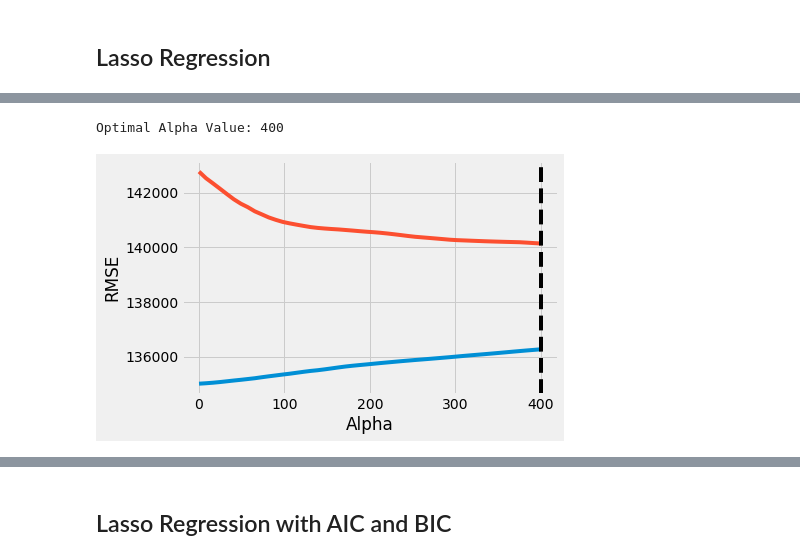
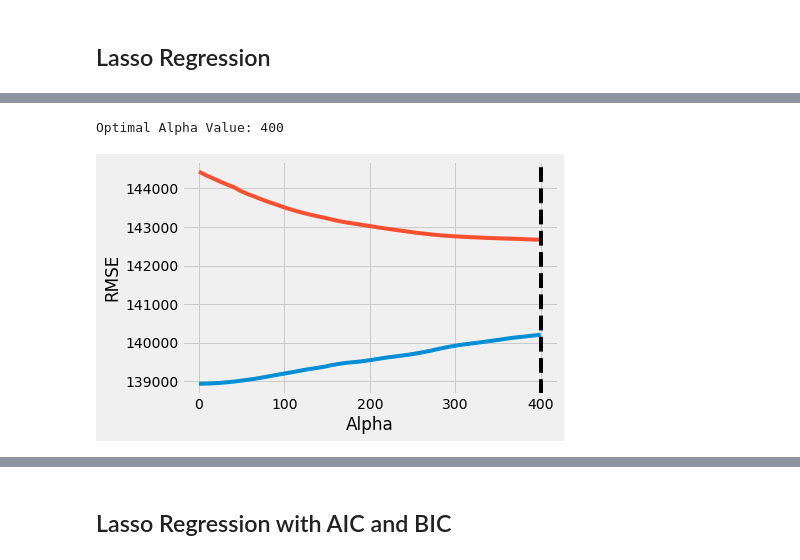
Before and after one commit to datascisteven/King-County-Housing-Price-Prediction, a Jupyter notebook: housing_modeling.ipynb, the cells around one changed output, grey strips where cells are left out. Saved outputs shown, nothing was run; the diff lists cells and outputs as text; code cells hidden in the pictures.

```diff
--- a/housing_modeling.ipynb
+++ b/housing_modeling.ipynb
@@ -331,11 +298,10 @@ Testing Variance:  1.1037e+11
 # Second Run
 # %%
 y = df['price']
-X = df.drop(columns=['price', 'sqft_lot15', 'sqft_above'], axis=1)
 dum_feat = df[['bathrooms', 'condition', 'grade', 'zipcode']]
 dum_index = dum_feat.columns
 df_dum = pd.get_dummies(data=dum_feat, columns=dum_index, drop_first=True, prefix=['bth', 'cnd', 'grd', 'zip'])
-poly_feat = df.drop(['price', 'bedrooms', 'bathrooms', 'floors', 'condition', 'grade', 'zipcode'], axis=1)
+poly_feat = df.drop(['price', 'bedrooms', 'bathrooms', 'floors', 'condition', 'grade', 'zipcode', 'sqft_lot15', 'sqft_above', 'lat', 'long', 'sqft_lot'], axis=1)
 poly = PolynomialFeatures(degree=2, include_bias=False)
 poly_data = poly.fit_transform(poly_feat)
 poly_columns = poly.get_feature_names(poly_feat.columns)
@@ -562,0 +497,11 @@ Testing Variance:  1.1908e+11
+# %%
+lasso = Lasso(alpha=1).fit(X_tr2_sc, y_tr2)
+y_lasso_tr = lasso.predict(X_tr2_sc)
+y_lasso_tt = lasso.predict(X_tt2_sc)
+
+train_test_metrics(y_tr2, y_tt2, y_lasso_tr, y_lasso_tt)
+print("")
+lss_mse, lss_bias, lss_var = bias_variance_decomp(model, X_tr2_sc.values, y_tr2.values, X_tt2_sc.values, y_tt2.values, loss='mse', random_seed=42)
+print('Average expected loss: ', "{:.4e}".format(lss_mse))
+print('Average bias: ', "{:.4e}".format(lss_bias))
+print('Average variance: ', "{:.4e}".format(lss_var))
@@ -563,30 +526,30 @@ Testing Variance:  1.1908e+11
 # %%
-# tr_rmse_lasso = []
-# tt_rmse_lasso = []
-# alphas_lasso = []
+tr_rmse_lasso = []
+tt_rmse_lasso = []
+alphas_lasso = []
 
-# for alpha in np.linspace(0, 400, num=50):
-#     lasso = Lasso(alpha=alpha)
-#     lasso.fit(X_tr2_sc, y_tr2)
-#     tr_pred = lasso.predict(X_tr2_sc)
-#     tr_rmse_lasso.append(np.sqrt(mean_squared_error(y_tr2, tr_pred)))
-#     tt_pred = lasso.predict(X_tt2_sc)
-#     tt_rmse_lasso.append(np.sqrt(mean_squared_error(y_tt2, tt_pred)))
-#     alphas_lasso.append(alpha)
+for alpha in np.linspace(0, 400, num=50):
+    lasso = Lasso(alpha=alpha)
+    lasso.fit(X_tr2_sc, y_tr2)
+    tr_pred = lasso.predict(X_tr2_sc)
+    tr_rmse_lasso.append(np.sqrt(mean_squared_error(y_tr2, tr_pred)))
+    tt_pred = lasso.predict(X_tt2_sc)
+    tt_rmse_lasso.append(np.sqrt(mean_squared_error(y_tt2, tt_pred)))
+    alphas_lasso.append(alpha)
 
-# fig, ax = plt.subplots()
-# ax.plot(alphas_lasso, tr_rmse_lasso, label="Train")
-# ax.plot(alphas_lasso, tt_rmse_lasso, label="Test")
-# ax.set_xlabel("Alpha")
-# ax.set_ylabel("RMSE")
-# optimal_alpha = alphas_lasso[np.argmin(tt_rmse_lasso)]
-# ax.axvline(optimal_alpha, color="black", linestyle="--")
-# print(f'Optimal Alpha Value: {int(optimal_alpha)}')
-# plt.savefig('images/optimal_lasso.png')
+fig, ax = plt.subplots()
+ax.plot(alphas_lasso, tr_rmse_lasso, label="Train")
+ax.plot(alphas_lasso, tt_rmse_lasso, label="Test")
+ax.set_xlabel("Alpha")
+ax.set_ylabel("RMSE")
+optimal_alpha = alphas_lasso[np.argmin(tt_rmse_lasso)]
+ax.axvline(optimal_alpha, color="black", linestyle="--")
+print(f'Optimal Alpha Value: {int(optimal_alpha)}')
+plt.savefig('images/optimal_lasso.png')
 
 # Optimal Alpha Value: 400
 # %% [output]
 Optimal Alpha Value: 400
-[figure, old version]
+[figure, new version]
 # %% [markdown]
 <img src="images/optimal_lasso.png">
```
Also changed, not shown: parts of 57 cells of this notebook, 5 other files.
